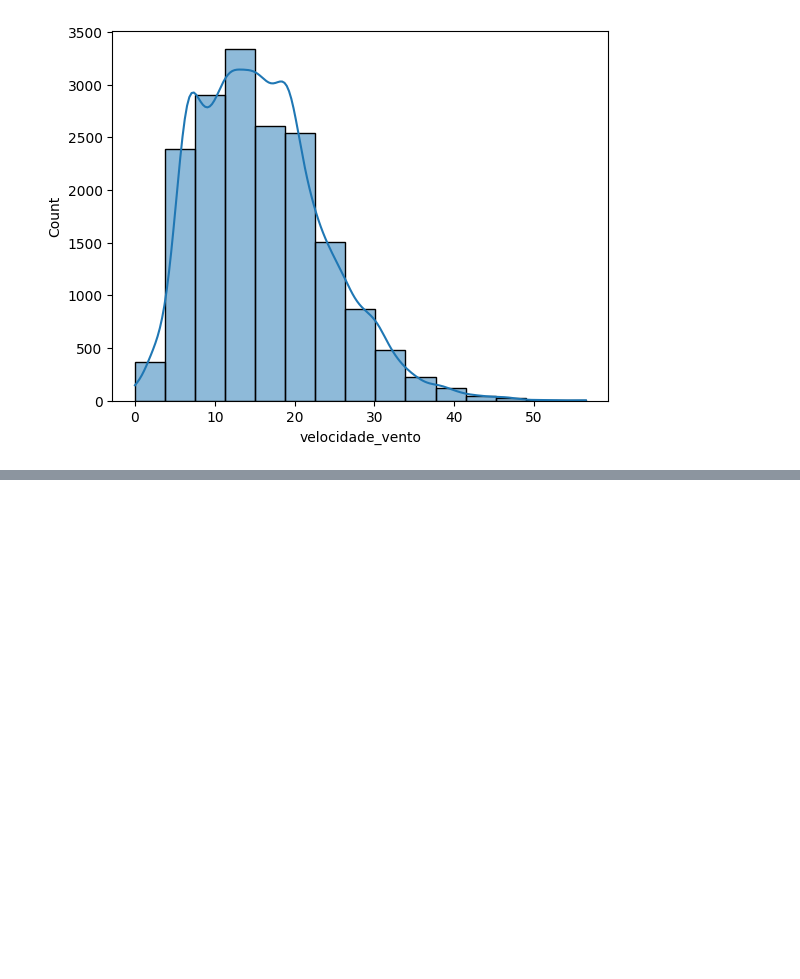
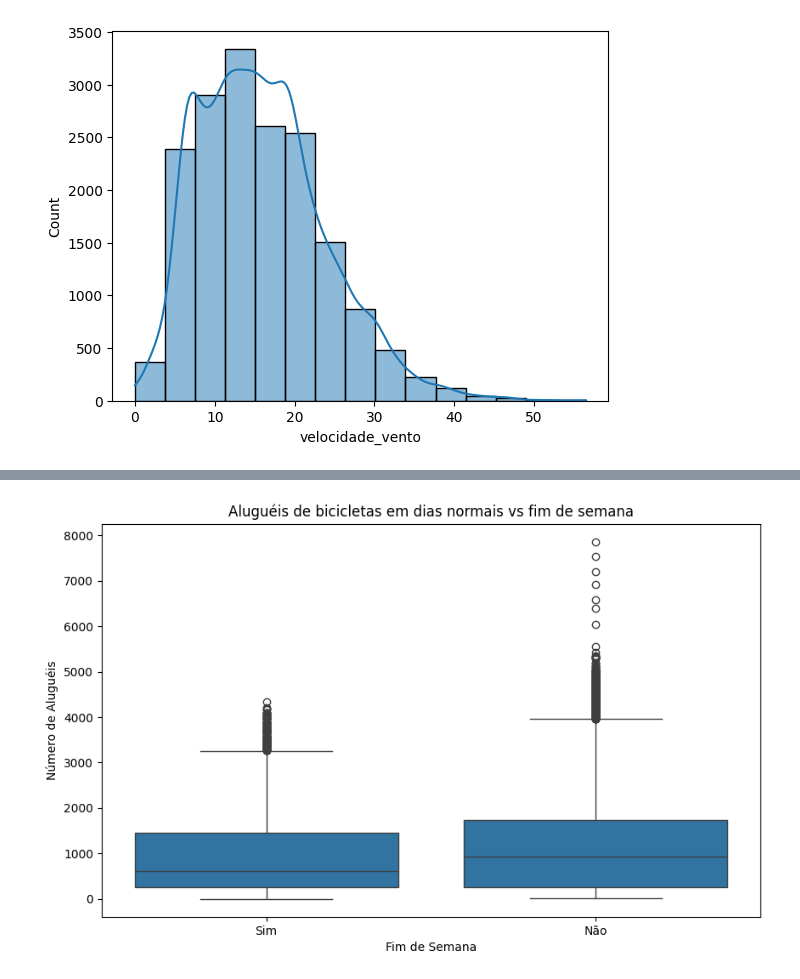
Before and after one commit to lemaldonadogm/Courses, a Jupyter notebook: Séries Temporais/Aula 1 - Analisando e Prevendo Séries Temporais.ipynb, the cells around one changed output, grey strips where cells are left out. Drawn from its saved outputs; the diff is of its cells as text; code cells hidden in the pictures; blank space fills up the shorter version.

```diff
--- a/Séries Temporais/Aula 1 - Analisando e Prevendo Séries Temporais.ipynb
+++ b/Séries Temporais/Aula 1 - Analisando e Prevendo Séries Temporais.ipynb
@@ -155,0 +231,11 @@ ax  = sns.histplot(data=df_limpo, x='velocidade_vento', kde=True, bins = 15)
+# %%
+plt.figure(figsize=(10, 6))
+sns.boxplot(data = df_limpo,
+            x='fim_de_semana',
+            y='contagem')
+plt.title('Aluguéis de bicicletas em dias normais vs fim de semana')
+plt.xlabel('Fim de Semana')
+plt.ylabel('Número de Aluguéis')
+plt.show()
+# %% [output]
+[figure, added]
```
Also changed, not shown: parts of 14 cells of this notebook.
